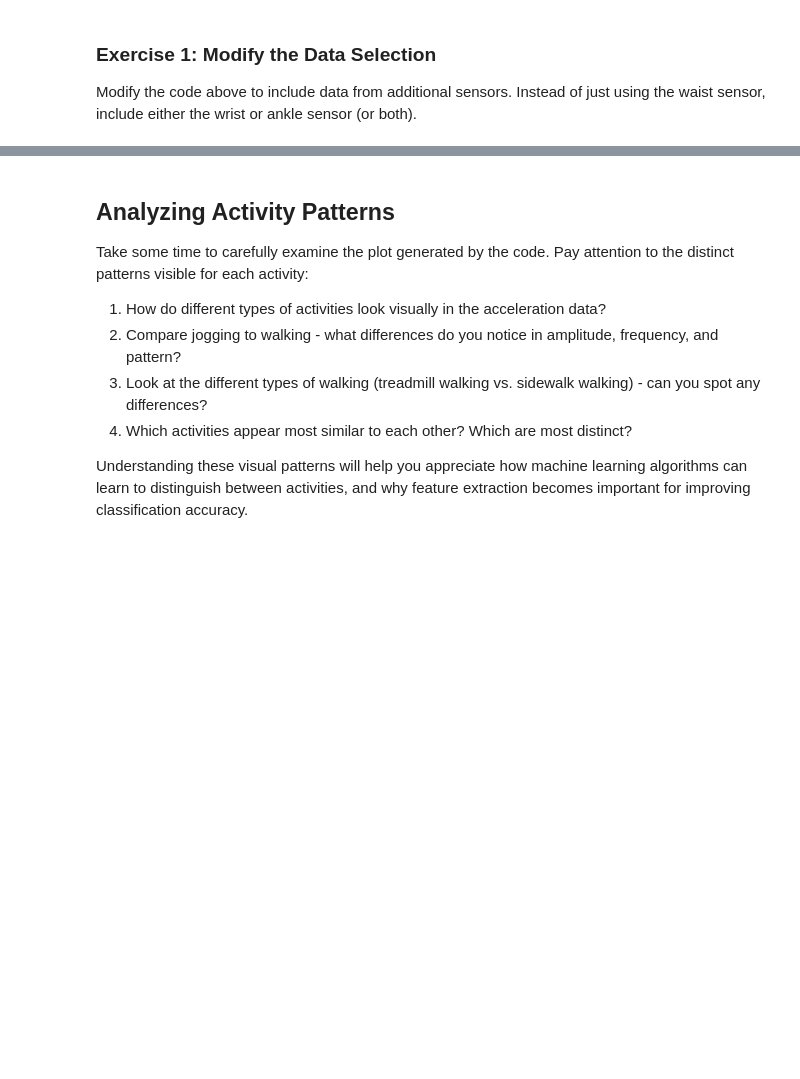
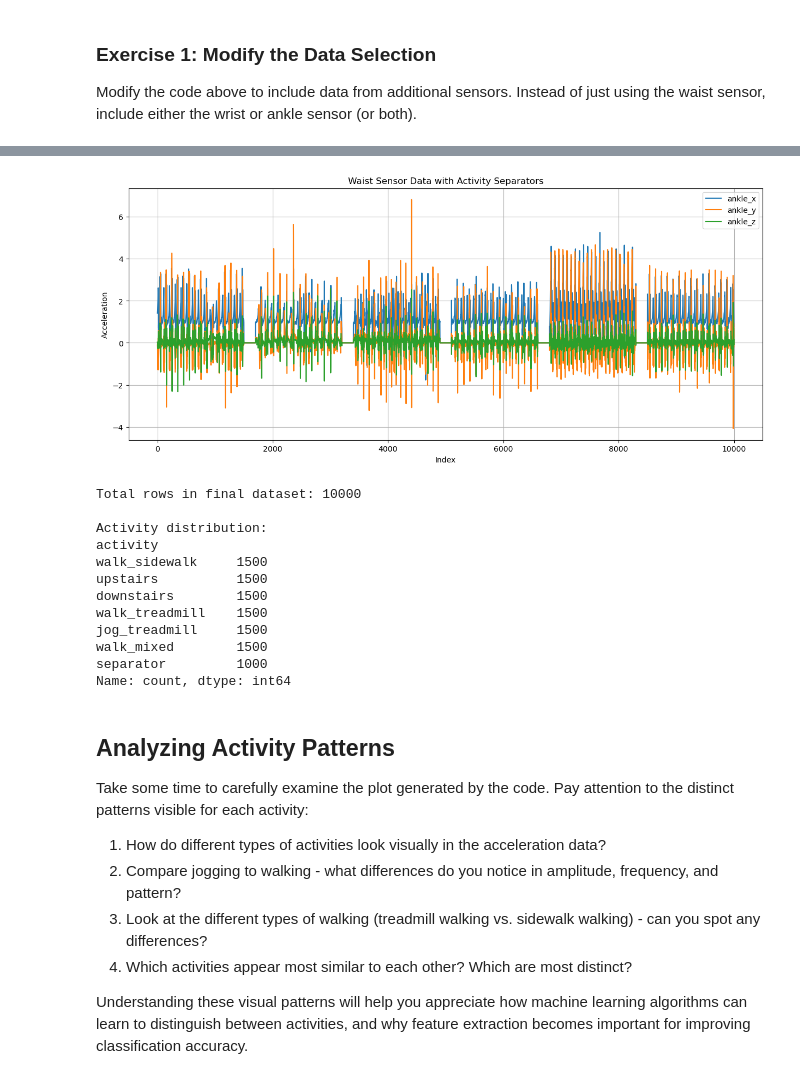
Before and after one commit to alexcarl98/har-transformer, a Jupyter notebook: HAR_Classification.ipynb, the cells around one changed output, grey strips where cells are left out. Drawn from its saved outputs; the diff is of its cells as text; code cells hidden in the pictures; blank space fills up the shorter version.

```diff
--- a/HAR_Classification.ipynb
+++ b/HAR_Classification.ipynb
@@ -121,0 +135,57 @@ Modify the code above to include data from additional sensors. Instead of just u
+# %%
+# YOUR CODE HERE
+# 1. Modify the columns_to_keep list to include additional sensor data
+# 2. Update the separator creation code to handle the new columns
+# 3. Re-run the visualization to see how the patterns differ with multiple sensors
+
+# Data Processing - Extract segments and add separators
+columns_to_keep_ex1 = ['time', 'ankle_x', 'ankle_y', 'ankle_z', 'activity']
+filtered_df_ex1 = df[columns_to_keep_ex1].copy()
+# unique_activities = filtered_df_ex1['activity'].unique()
+selected_chunks_ex1 = []
+
+for activity in unique_activities:
+    activity_data = filtered_df_ex1[filtered_df_ex1['activity'] == activity].copy()
+    middle_index = len(activity_data) // 2
+    start_index = max(0, middle_index - 750)
+    end_index = min(len(activity_data), middle_index + 750)
+    selected_data = activity_data.iloc[start_index:end_index].copy()
+
+    if len(selected_data) < 1500:
+        print(f"Warning: Activity '{activity}' has only {len(selected_data)} data points (less than 1500)")
+
+    selected_chunks_ex1.append(selected_data)
+
+    # Create a separator of 200 rows with zeros between activities
+    separator = pd.DataFrame({
+        'time': [selected_data.iloc[-1]['time']] * 200,  # Use the last timestamp from previous activity
+        'ankle_x': [0] * 200,  # Set x-axis values to zero
+        'ankle_y': [0] * 200,  # Set y-axis values to zero
+        'ankle_z': [0] * 200,  # Set z-axis values to zero
+       'activity': ['separator'] * 200  # Label these rows as 'separator'
+    })
+    selected_chunks_ex1.append(separator)  # Add this separator to our collection.
+
+# Data Consolidation
+final_df = pd.concat(selected_chunks_ex1[:-1])
+final_df.reset_index(drop=True, inplace=True)
+print(final_df.head())
+
+# Visualization
+plt.figure(figsize=(15, 6))
+for column in ['ankle_x', 'ankle_y', 'ankle_z']:
+    plt.plot(final_df.index, final_df[column], label=column)
+plt.legend()
+plt.title('Waist Sensor Data with Activity Separators')
+plt.xlabel('Index')
+plt.ylabel('Acceleration')
+plt.grid(True)
+plt.show()
+
+# Results and Export
+final_df.to_csv('processed_activity_data.csv', index=False)
+print("\nTotal rows in final dataset:", len(final_df))
+activity_counts = final_df['activity'].value_counts()
+print("\nActivity distribution:")
+print(activity_counts)
+# %% [output]
@@ -122,3 +198,16 @@ Modify the code above to include data from additional sensors. Instead of just u
+[figure, added]
+Total rows in final dataset: 10000
+
+Activity distribution:
+activity
+walk_sidewalk     1500
+upstairs          1500
+downstairs        1500
+walk_treadmill    1500
+jog_treadmill     1500
+walk_mixed        1500
+separator         1000
+Name: count, dtype: int64
 # %% [markdown]
 ## Analyzing Activity Patterns
 
```
Also changed, not shown: parts of 6 cells of this notebook, 4 other files.
